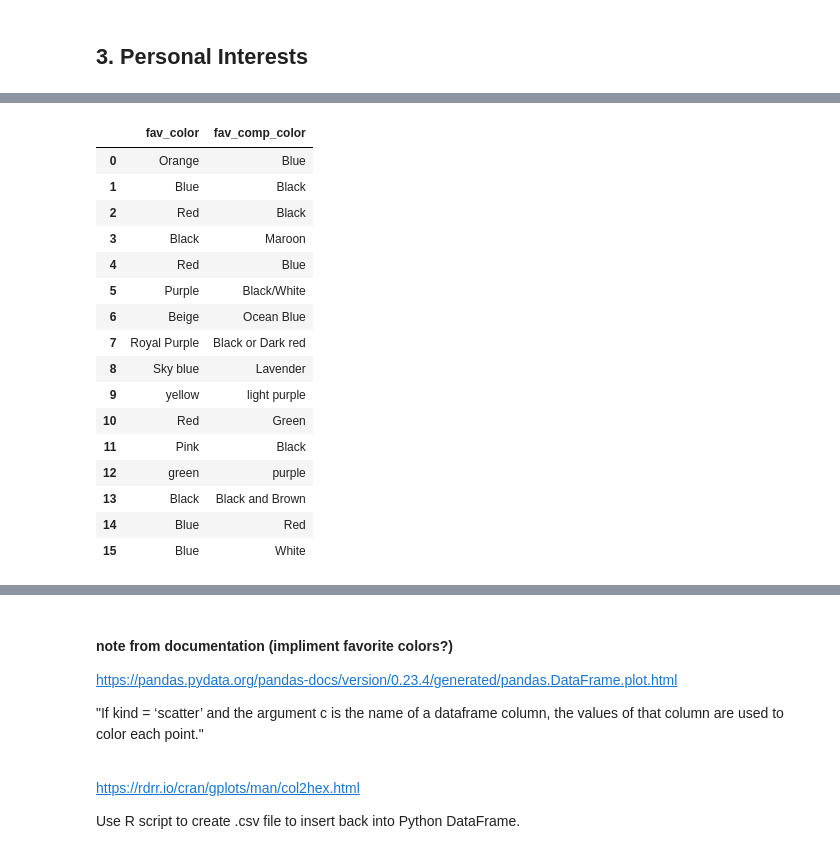
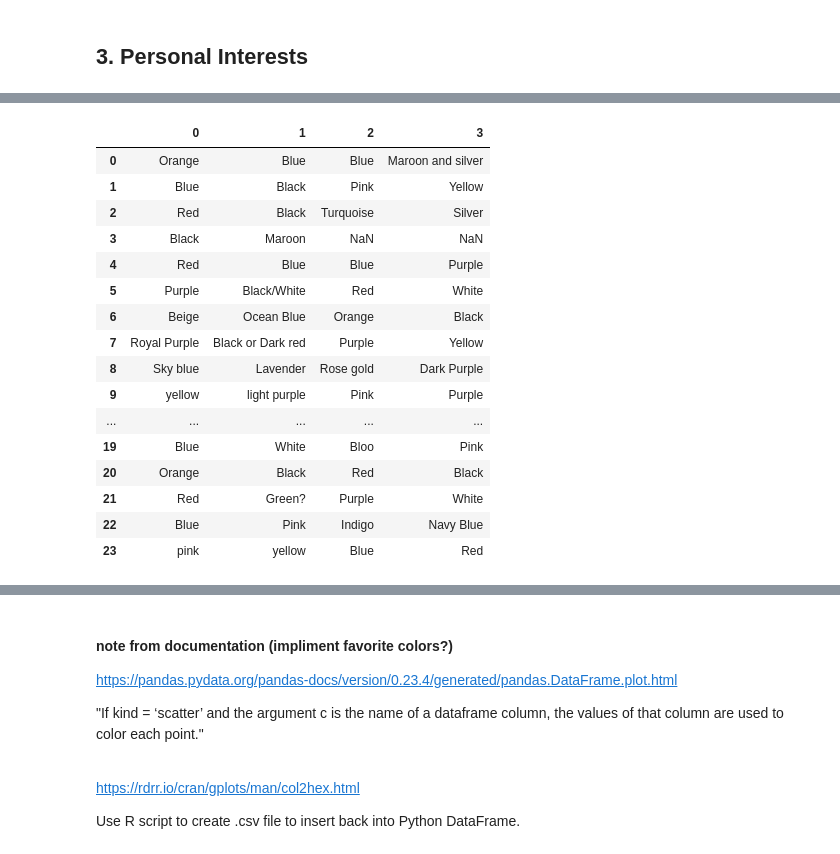
Before and after one commit to dennisfarmer/Factors-of-Academic-Success, a Jupyter notebook: eda.ipynb, the cells around one changed output, grey strips where cells are left out. Drawn from its saved outputs; the diff is of its cells as text; code cells hidden in the pictures.

Commit message:
Trying to vertically append dataframes in display_columns.py

````diff
--- a/eda.ipynb
+++ b/eda.ipynb
@@ -240,15 +236,15 @@ intelligence_score = (ax + by + cz) / (x + y + z)
 ```
 # %%
 def calc_intelligence(grades:"[floatHs, floatCollege, floatSat]", avgs:"[floatHs, floatCollege, floatSat]"):
-    """Reduces a student's hard work throughout all of high school and university down to a single number"""
+    """
+    Reduces a student's hard work throughout all of
+    high school and university down to a single number.
+    """
+    weights = [4-avgs[0], 4-avgs[1], 4-(avgs[2]/400)]
 
+    ### Correct for missing values:
     # Stores the index of missing values, with non-missing values being recorded as '-1'
     missing_index = [i if pd.isnull(grades[i]) else -1 for i in range(3)]
-
-    weights = [4-avgs[0], 4-avgs[1], 4-(avgs[2]/400)]
-
-
-    # Correct for missing values by inserting the average for that value
     for missing in missing_index:
         if missing == -1:
             continue
@@ -257,8 +253,8 @@ def calc_intelligence(grades:"[floatHs, floatCollege, floatSat]", avgs:"[floatHs
         # Insert the average grade to replace the missing value
         grades[missing] = avgs[missing]
 
-        # if hs gpa / college gpa / sat not missing, adjust weight for missing value
-        # based on if each non-missing value is greater or less than its corresponding mean
+        # Adjust weight for missing value based on if each non-missing
+        # value is greater or less than its corresponding mean
         for notmiss in range(3):
             if missing_index[notmiss] == -1:
                 if grades[notmiss] > avgs[notmiss]:
@@ -269,8 +265,6 @@ def calc_intelligence(grades:"[floatHs, floatCollege, floatSat]", avgs:"[floatHs
         if weights[missing] < 0:
             weights[missing] = 0
 
-
-
     # Convert SAT score to be out of 4 (instead of 1600)
     grades[2] /= 400
 
@@ -280,8 +274,3 @@ def calc_intelligence(grades:"[floatHs, floatCollege, floatSat]", avgs:"[floatHs
     # Calculate intelligence score using weighted mean formula
     intelligence_score = sum(weighted_grades) / sum(weights)
     return intelligence_score
-
-d = [3.5, 3.75, 1350]
-
-a = [surveydata.hs_gpa.mean(), surveydata.college_gpa.mean(), surveydata.converted_sat.mean()]
-calc_intelligence(d,a)
@@ -289,0 +296,7 @@ calc_intelligence(d,a)
+# %%
+averages = [surveydata.hs_gpa.mean(), surveydata.college_gpa.mean(), surveydata.converted_sat.mean()]
+
+i_scores = [calc_intelligence(listGrades, averages)
+            for listGrades in surveydata[["hs_gpa", "college_gpa", "converted_sat"]].values]
+
+surveydata.insert(0, "i_score", i_scores)
@@ -301,5 +356,5 @@ surveydata[c["interests"][0]].sample(n=5, random_state=3)
 | 2020-03-04 12:32:48.779 | 1.0 | Indie/Lo-fi | Mom Jeans, Starbomb, Ninja Sex Pa... | Purple | Yellow | False | False | ... |
 # %%
 from display_columns import divide_dataframe as dd
-dd(surveydata[["fav_color", "fav_comp_color"]], display_columns=3)
+dd(surveydata[["fav_color", "fav_comp_color"]], drop_index = True, display_columns=2, output='dataframe')
 # %% [output]
@@ -306,17 +378,17 @@ dd(surveydata[["fav_color", "fav_comp_color"]], display_columns=3)
-|  | fav_color | fav_comp_color |
-| 0 | Orange | Blue |
-| 1 | Blue | Black |
-| 2 | Red | Black |
-| 3 | Black | Maroon |
-| 4 | Red | Blue |
-| 5 | Purple | Black/White |
-| 6 | Beige | Ocean Blue |
-| 7 | Royal Purple | Black or Dark red |
-| 8 | Sky blue | Lavender |
-| 9 | yellow | light purple |
-| 10 | Red | Green |
-| 11 | Pink | Black |
-| 12 | green | purple |
-| 13 | Black | Black and Brown |
-| 14 | Blue | Red |
-| 15 | Blue | White |
+|  | 0 | 1 | 2 | 3 |
+| 0 | Orange | Blue | Blue | Maroon and silver |
+| 1 | Blue | Black | Pink | Yellow |
+| 2 | Red | Black | Turquoise | Silver |
+| 3 | Black | Maroon | NaN | NaN |
+| 4 | Red | Blue | Blue | Purple |
+| 5 | Purple | Black/White | Red | White |
+| 6 | Beige | Ocean Blue | Orange | Black |
+| 7 | Royal Purple | Black or Dark red | Purple | Yellow |
+| 8 | Sky blue | Lavender | Rose gold | Dark Purple |
+| 9 | yellow | light purple | Pink | Purple |
+| ... | ... | ... | ... | ... |
+| 19 | Blue | White | Bloo | Pink |
+| 20 | Orange | Black | Red | Black |
+| 21 | Red | Green? | Purple | White |
+| 22 | Blue | Pink | Indigo | Navy Blue |
+| 23 | pink | yellow | Blue | Red |
````
Also changed, not shown: parts of 22 cells of this notebook, 4 other files.
